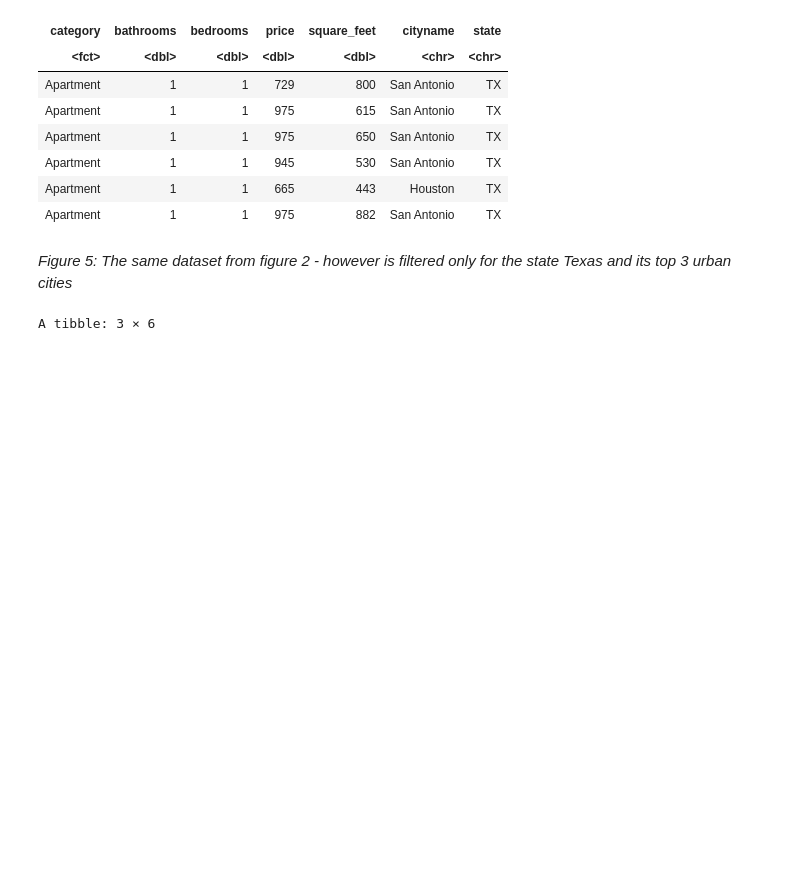
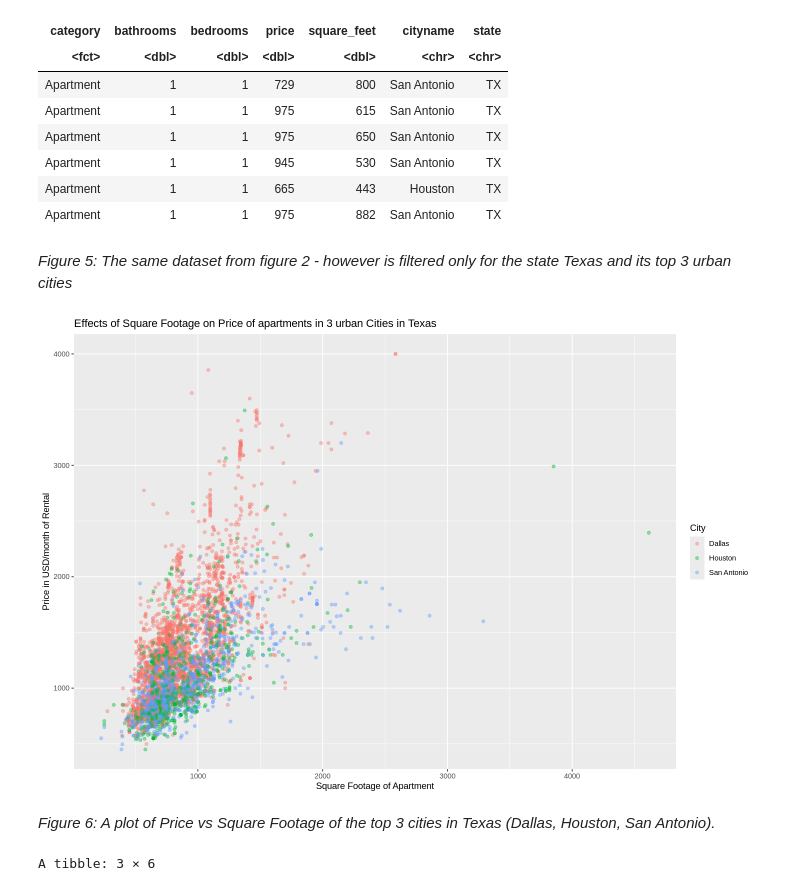
Before and after one commit to LightAwesome/apartment_rent_analysis, a Jupyter notebook: apartment_report.ipynb, the cells around one changed output. Cells and saved outputs as stored; diff of their text form; code cells hidden in the pictures; blank space fills up the shorter version.

```diff
--- a/apartment_report.ipynb
+++ b/apartment_report.ipynb
@@ -167,6 +167,23 @@ A tibble: 6 × 7
 | Apartment | 1 | 1 | 975 | 882 | San Antonio | TX |
 # %% [markdown]
 _Figure 5: The same dataset from figure 2 - however is filtered only for the state Texas and its top 3 urban cities_
+# %%
+#The following code is use to create a scatter plot of the dataset "apt_texas_cities".
+#This scatter plot will use as visualization for exploratory analysis to create some prediction before our actual analysis.
+
+plot_texas_cities <- apt_texas_cities |>
+    ggplot(aes (x = square_feet, y = price))+
+    geom_point(alpha = 0.4, aes(color = cityname))+
+    labs(x = "Square Footage of Apartment", y = "Price in USD/month of Rental", color = "City",
+            title = "Effects of Square Footage on Price of apartments in 3 urban Cities in Texas")
+#Our code for plotting uses square feet on the x-axis and price on the y-axis as we are trying to see if the size of
+#the apartment have any effect on the price.
+
+plot_texas_cities
+# %% [output]
+[figure, added]
+# %% [markdown]
+_Figure 6: A plot of Price vs Square Footage of the top 3 cities in Texas (Dallas, Houston, San Antonio)._
 # %%
 #The following code is to produce a brief summary table of the data that we will analyze. This is created mainly to compare face value of the 3 cities.
 summary_table <- apt_texas_cities |>
```
Also changed, not shown: parts of 3 cells of this notebook.
